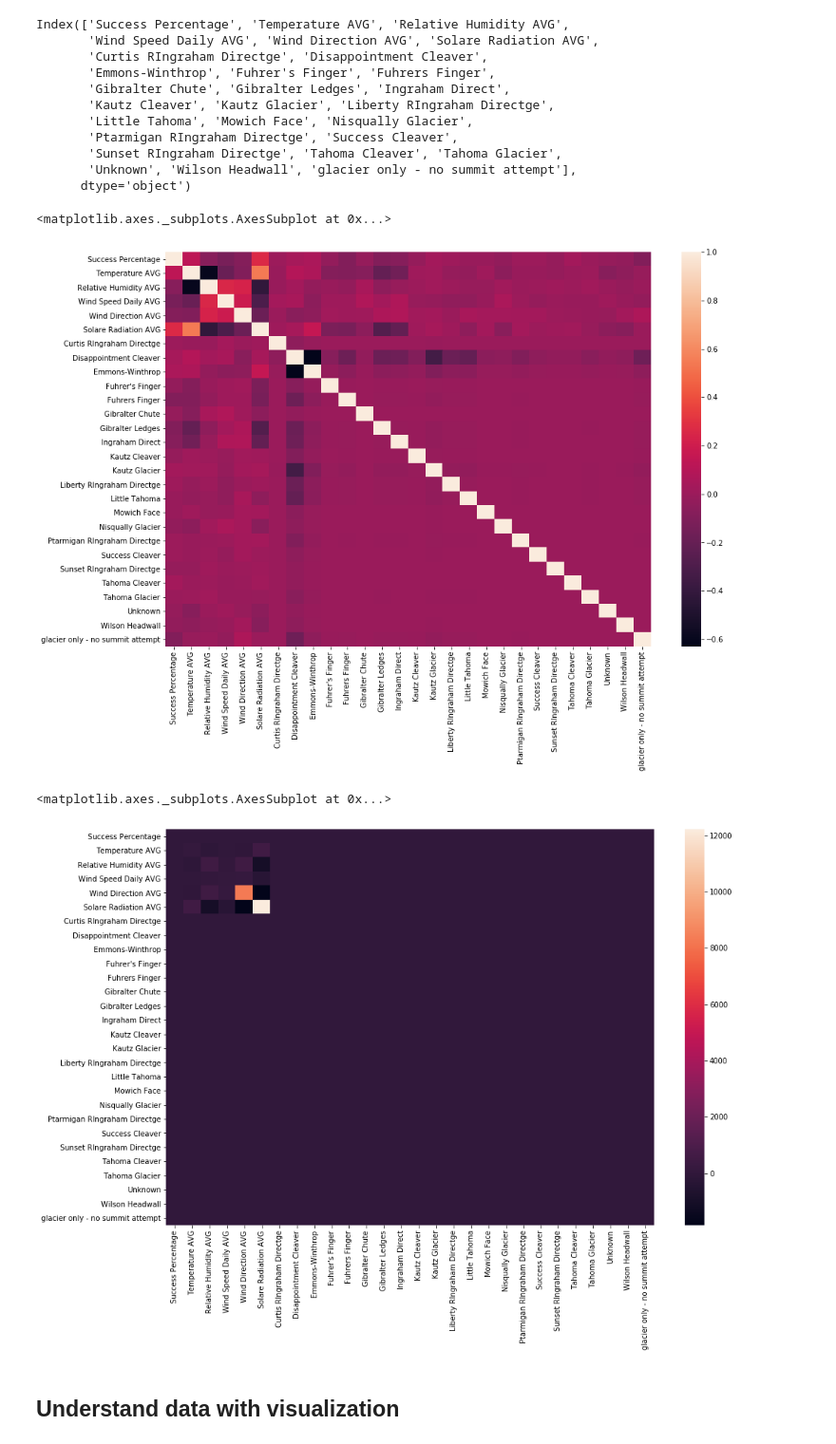
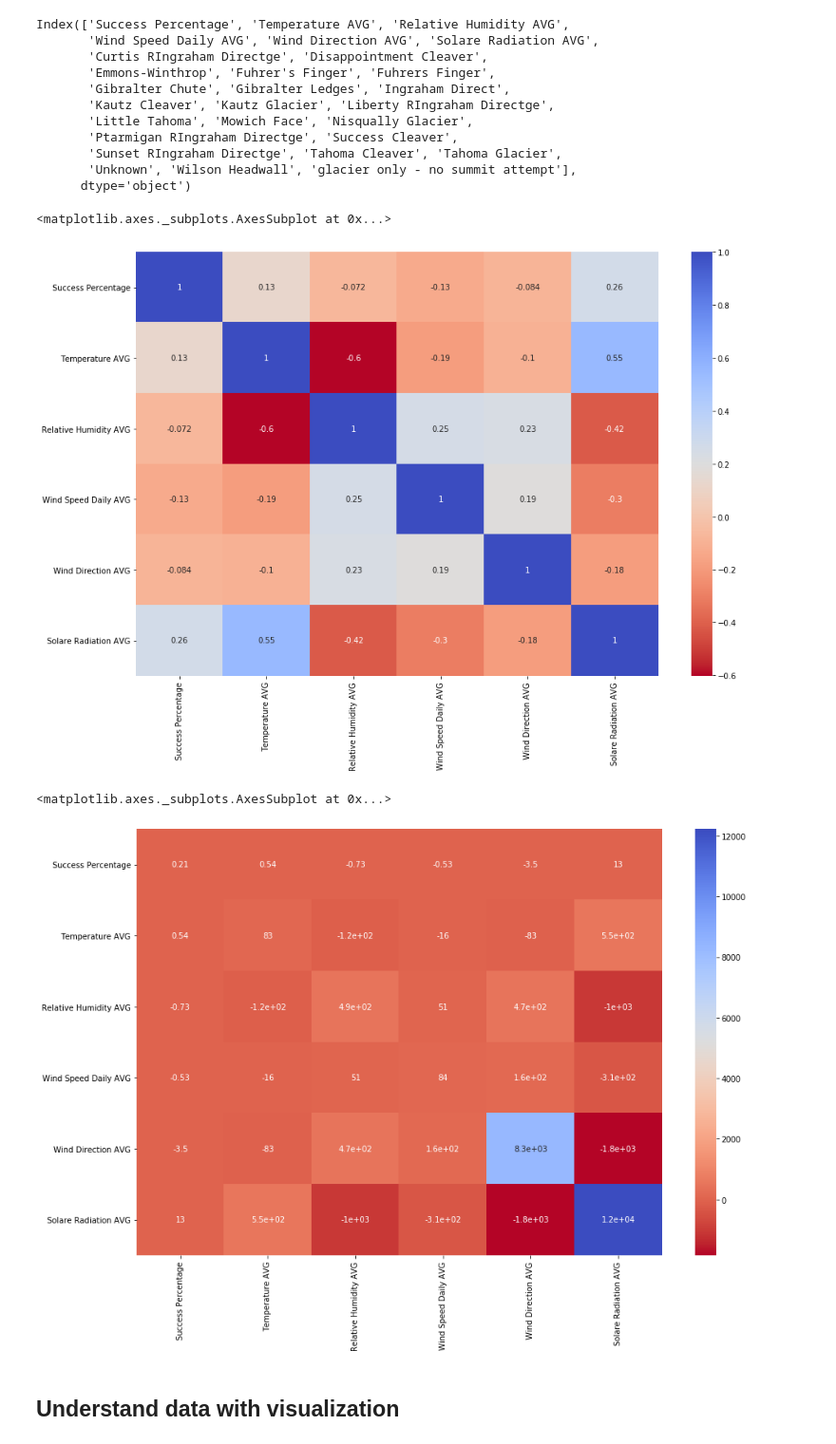
Before and after one commit to zhorlacher/Climb-Mt-Rainier-Success-Rate, a Jupyter notebook: Climbing Mount Rainier.ipynb, the cells around one changed output. Shown at 95% size. Saved outputs shown, nothing was run; the diff lists cells and outputs as text; code cells hidden in the pictures.

```diff
--- a/Climbing Mount Rainier.ipynb
+++ b/Climbing Mount Rainier.ipynb
@@ -255,20 +255,20 @@ Index(['Success Percentage', 'Temperature AVG', 'Relative Humidity AVG',
       dtype='object')
 # %%
 # Correlation Coefficient Matrix Heatmap
-correlation = data.corr()
+correlation = joined_data.drop(columns=["Date", "Attempted","Succeeded", "Battery Voltage AVG"]).corr()
 plt.figure(figsize=(15, 10))
-sns.heatmap(correlation, xticklabels=correlation.columns.values, yticklabels=correlation.columns.values)
+sns.heatmap(correlation, cmap="coolwarm_r", annot=True, xticklabels=correlation.columns.values, yticklabels=correlation.columns.values)
 # %% [output]
 <matplotlib.axes._subplots.AxesSubplot at 0x...>
-[figure, old version]
+[figure, new version]
 # %%
 # Covariance Coefficient Matrix Heatmap
-covariance = data.cov()
+covariance = joined_data.drop(columns=["Date", "Attempted","Succeeded", "Battery Voltage AVG"]).cov()
 plt.figure(figsize=(15, 10))
-sns.heatmap(covariance, xticklabels=covariance.columns.values, yticklabels=covariance.columns.values)
+sns.heatmap(covariance, cmap="coolwarm_r", annot=True, xticklabels=covariance.columns.values, yticklabels=covariance.columns.values)
 # %% [output]
 <matplotlib.axes._subplots.AxesSubplot at 0x...>
-[figure, old version]
+[figure, new version]
 # %% [markdown]
 ## Understand data with visualization
 # %% [markdown]
```
Also changed, not shown: parts of 36 cells of this notebook.
